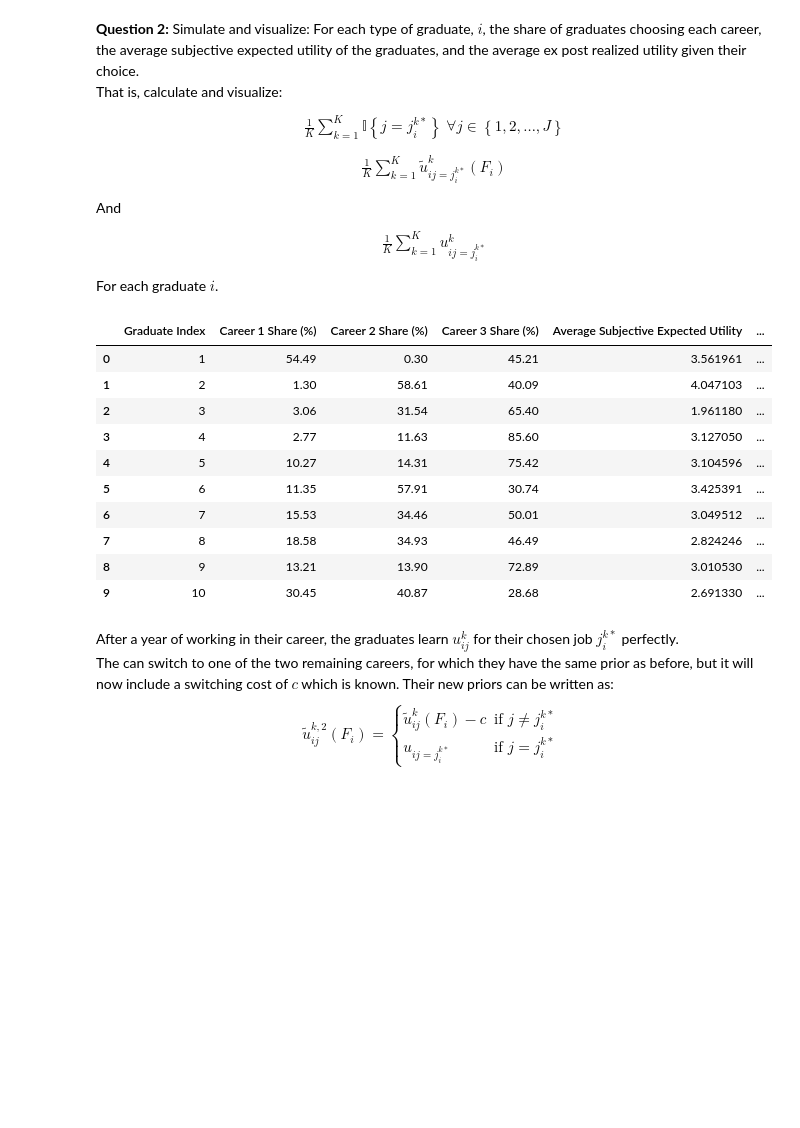
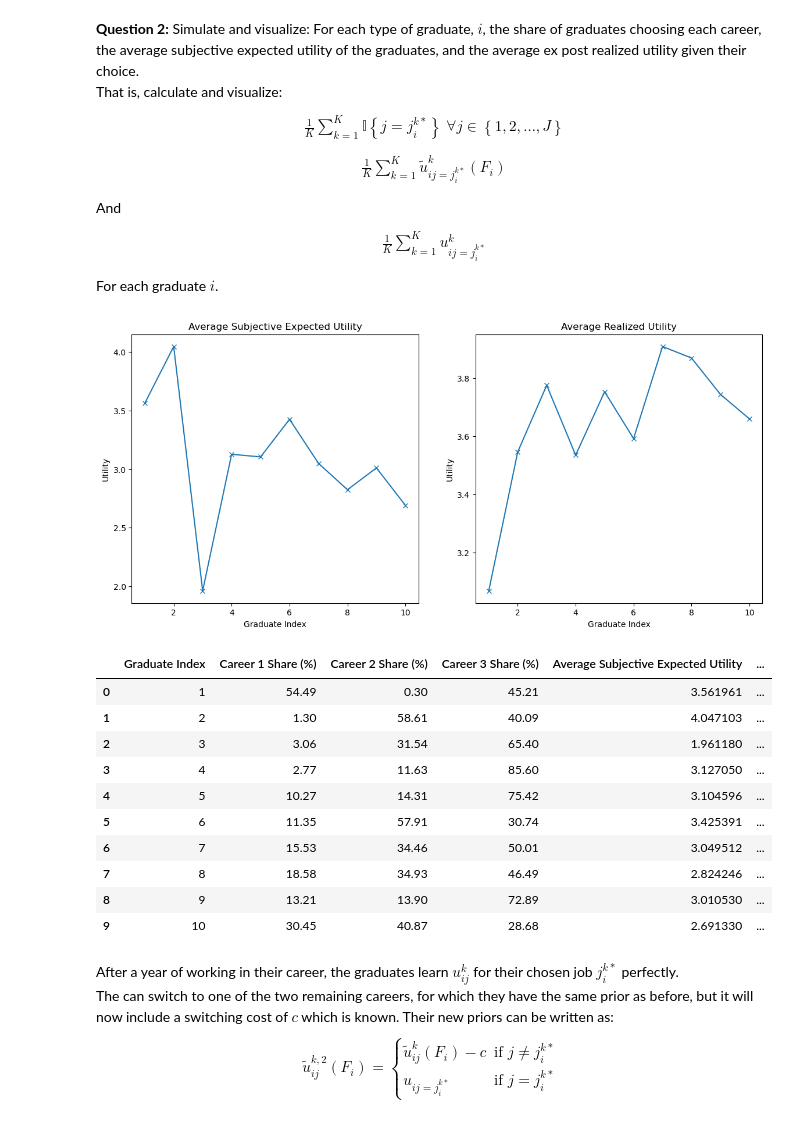
Before and after one commit to NumEconCopenhagen/projects-2024-econ-jyderne, a Jupyter notebook: exam2024/exam2024 1.ipynb, the cells around one changed output. Saved outputs shown, nothing was run; the diff lists cells and outputs as text; code cells hidden in the pictures; blank space fills up the shorter version.

```diff
--- a/exam2024/exam2024 1.ipynb
+++ b/exam2024/exam2024 1.ipynb
@@ -484,33 +481,53 @@ for i in range(N):
     prior_expectations[i] = prior_exp_utility[chosen_careers]
     realized_utilities[i] = v[chosen_careers] + own_noise[np.arange(K), chosen_careers]
 
 # Step 2: Calculate results for the initial career choices
 career_share = np.zeros((N, J))
 avg_subjective_utility = np.zeros(N)
 avg_realized_utility = np.zeros(N)
 
 for i in range(N):
     for j in range(J):
         career_share[i, j] = np.mean(career_choices[i] == j)
     avg_subjective_utility[i] = np.mean(prior_expectations[i])
     avg_realized_utility[i] = np.mean(realized_utilities[i])
 
 # Prepare the data for the table
 data = {
     "Graduate Index": np.arange(1, N + 1),
     "Career 1 Share (%)": career_share[:, 0] * 100,
     "Career 2 Share (%)": career_share[:, 1] * 100,
     "Career 3 Share (%)": career_share[:, 2] * 100,
     "Average Subjective Expected Utility": avg_subjective_utility,
     "Average Realized Utility": avg_realized_utility
 }
 
+# Plotting the Average Subjective Expected Utility and Average Realized Utility without tight layout
+plt.figure(figsize=(14, 6))
+
+# Plot Average Subjective Expected Utility
+plt.subplot(1, 2, 1)
+plt.plot(results_df["Graduate Index"], results_df["Average Subjective Expected Utility"], marker='x')
+plt.title("Average Subjective Expected Utility")
+plt.xlabel("Graduate Index")
+plt.ylabel("Utility")
+
+# Plot Average Realized Utility
+plt.subplot(1, 2, 2)
+plt.plot(results_df["Graduate Index"], results_df["Average Realized Utility"], marker='x')
+plt.title("Average Realized Utility")
+plt.xlabel("Graduate Index")
+plt.ylabel("Utility")
+
+plt.show()
+
 # Create the DataFrame
 results_df = pd.DataFrame(data)
 
 # Display the DataFrame
 results_df
 # %% [output]
+[figure, added]
 |  | Graduate Index | Career 1 Share (%) | Career 2 Share (%) | Career 3 Share (%) | Average Subjective Expected Utility | ... |
 | 0 | 1 | 54.49 | 0.30 | 45.21 | 3.561961 | ... |
 | 1 | 2 | 1.30 | 58.61 | 40.09 | 4.047103 | ... |
```
Also changed, not shown: parts of 6 cells of this notebook.
